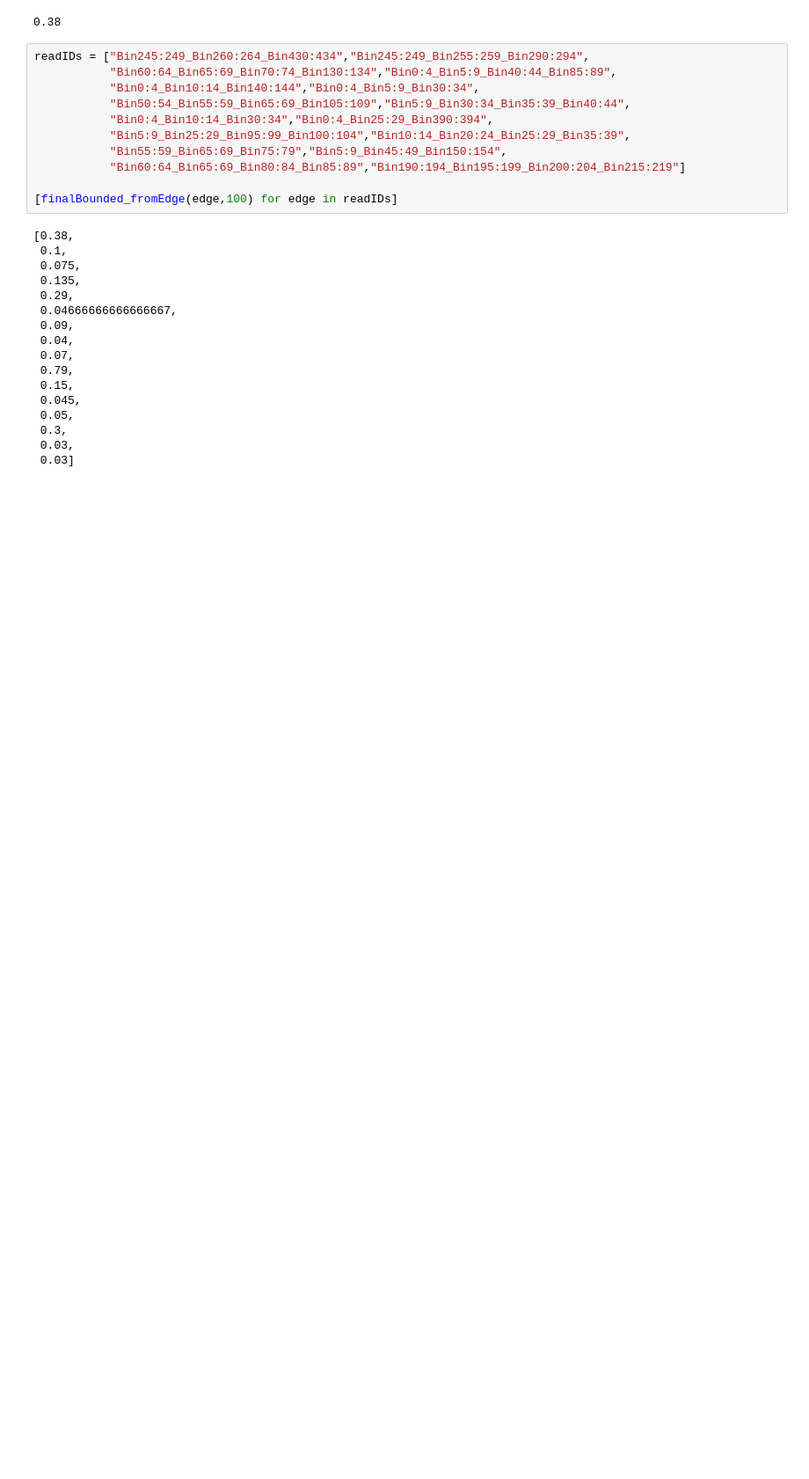
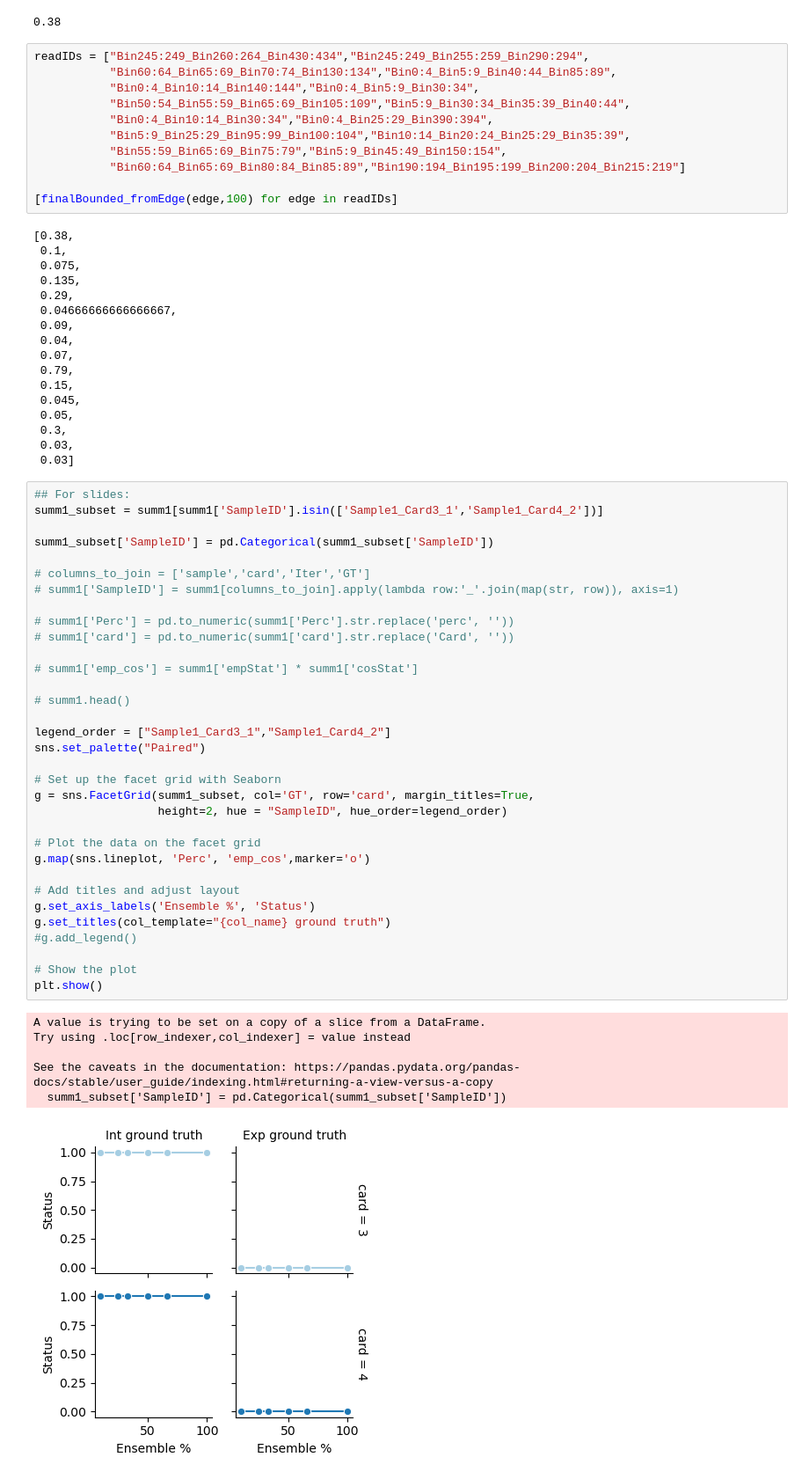
Before and after one commit to noush-joglekar/sporeC_prelim, a Jupyter notebook: scripts/jupyterNB/plotSummaries_subsetReads.ipynb, the cells around one changed output. Shown at 88% size. Cells and saved outputs as stored; diff of their text form; blank space fills up the shorter version.

```diff
--- a/scripts/jupyterNB/plotSummaries_subsetReads.ipynb
+++ b/scripts/jupyterNB/plotSummaries_subsetReads.ipynb
@@ -122,3 +122,43 @@ readIDs = ["Bin245:249_Bin260:264_Bin430:434","Bin245:249_Bin255:259_Bin290:294"
  0.3,
  0.03,
  0.03]
+# %%
+## For slides:
+summ1_subset = summ1[summ1['SampleID'].isin(['Sample1_Card3_1','Sample1_Card4_2'])]
+
+summ1_subset['SampleID'] = pd.Categorical(summ1_subset['SampleID'])
+
+# columns_to_join = ['sample','card','Iter','GT']
+# summ1['SampleID'] = summ1[columns_to_join].apply(lambda row:'_'.join(map(str, row)), axis=1)
+
+# summ1['Perc'] = pd.to_numeric(summ1['Perc'].str.replace('perc', ''))
+# summ1['card'] = pd.to_numeric(summ1['card'].str.replace('Card', ''))
+
+# summ1['emp_cos'] = summ1['empStat'] * summ1['cosStat']
+
+# summ1.head()
+
+legend_order = ["Sample1_Card3_1","Sample1_Card4_2"]
+sns.set_palette("Paired")
+
+# Set up the facet grid with Seaborn
+g = sns.FacetGrid(summ1_subset, col='GT', row='card', margin_titles=True,
+                  height=2, hue = "SampleID", hue_order=legend_order)
+
+# Plot the data on the facet grid
+g.map(sns.lineplot, 'Perc', 'emp_cos',marker='o')
+
+# Add titles and adjust layout
+g.set_axis_labels('Ensemble %', 'Status')
+g.set_titles(col_template="{col_name} ground truth")
+#g.add_legend()
+
+# Show the plot
+plt.show()
+# %% [output]
+A value is trying to be set on a copy of a slice from a DataFrame.
+Try using .loc[row_indexer,col_indexer] = value instead
+
+See the caveats in the documentation: https://pandas.pydata.org/pandas-docs/stable/user_guide/indexing.html#returning-a-view-versus-a-copy
+  summ1_subset['SampleID'] = pd.Categorical(summ1_subset['SampleID'])
+[figure, added]
```
Also changed, not shown: 14 other files.
